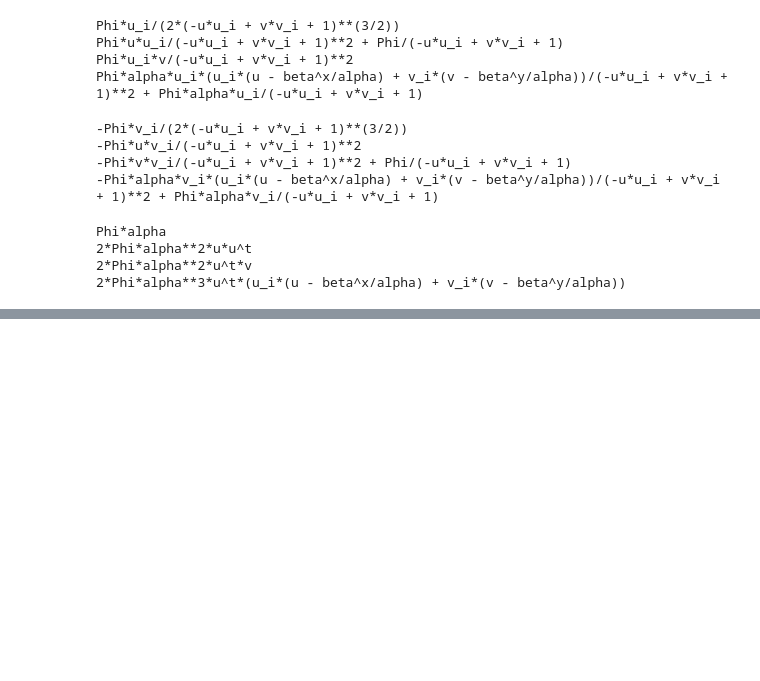
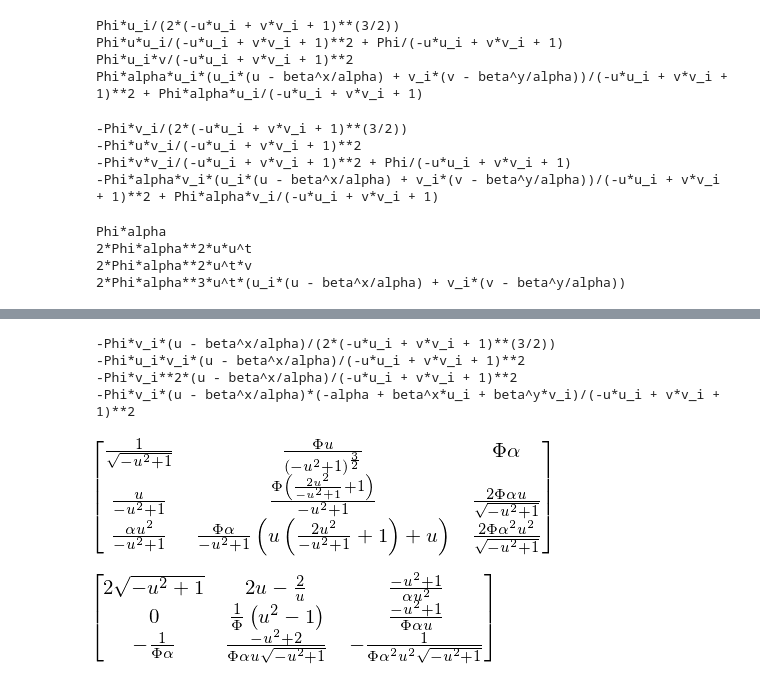
Before and after one commit to harpolea/swerve, a Jupyter notebook: Jacobians.ipynb, the cells around one changed output, grey strips where cells are left out. Saved outputs shown, nothing was run; the diff lists cells and outputs as text; code cells hidden in the pictures; blank space fills up the shorter version.

```diff
--- a/Jacobians.ipynb
+++ b/Jacobians.ipynb
@@ -59,0 +83,28 @@ for x in F_u:
+# %%
+for x in F_u:
+    print(x.diff(v))
+# %% [output]
+-Phi*v_i*(u - beta^x/alpha)/(2*(-u*u_i + v*v_i + 1)**(3/2))
+-Phi*u_i*v_i*(u - beta^x/alpha)/(-u*u_i + v*v_i + 1)**2
+-Phi*v_i**2*(u - beta^x/alpha)/(-u*u_i + v*v_i + 1)**2
+-Phi*v_i*(u - beta^x/alpha)*(-alpha + beta^x*u_i + beta^y*v_i)/(-u*u_i + v*v_i + 1)**2
+# %%
+ud = u
+bx = 0
+W = 1 / sympy.sqrt(1 - ud*u)
+dudw = sympy.zeros(3,3)
+dudw[0,0] = W
+dudw[0,1] = Ph*ud*W**3
+dudw[0,2] = Ph*al
+
+dudw[1,0] = W**2*ud
+dudw[1,1] = Ph*W**2*(1 + 2*ud*ud*W**2)
+dudw[1,2] = 2*Ph*al*W*ud
+
+dudw[2,0] = W**2*al*ud*(u-bx/al)
+dudw[2,1] = Ph*W**2*al*((1 + 2*W**2*ud*ud)*(u-bx/al) + ud)
+dudw[2,2] = 2*Ph*al**2*W*ud*(u-bx/al)
+# %%
+dudw
+# %% [output]
+[figure, added]
@@ -59,0 +114,4 @@ for x in F_u:
+# %%
+dudw_inv
+# %% [output]
+[figure, added]
```
Also changed, not shown: parts of 27 cells of this notebook, 1 other file.
